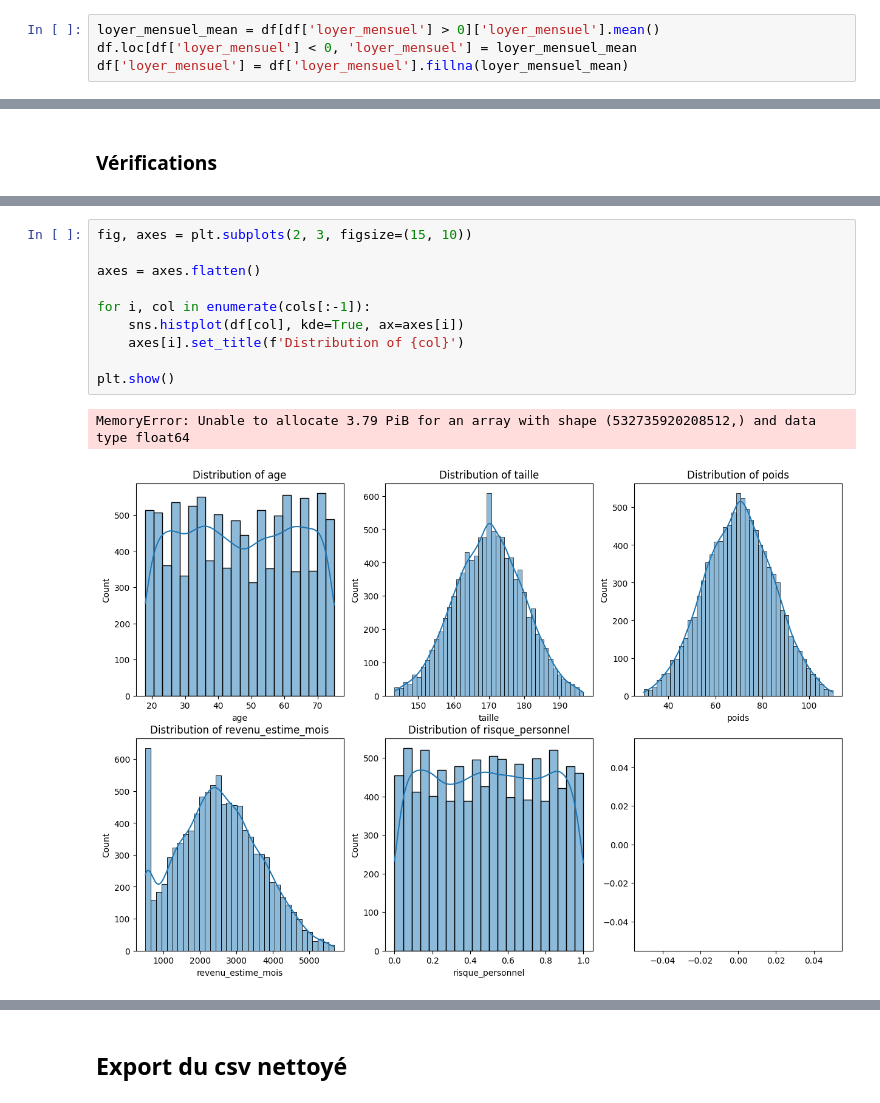
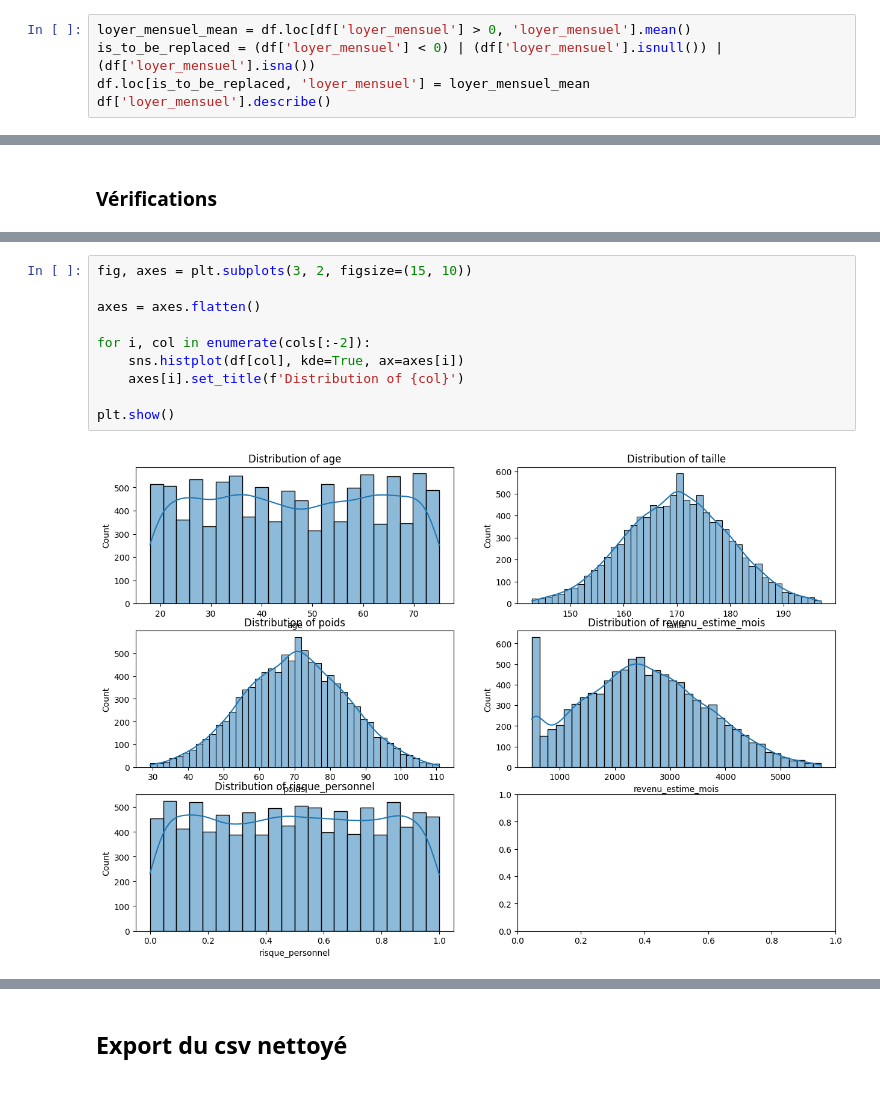
Before and after one commit to mabeyrou/M2B0, a Jupyter notebook: explo.ipynb, the cells around one changed output, grey strips where cells are left out. Drawn from its saved outputs; the diff is of its cells as text.

```diff
--- a/explo.ipynb
+++ b/explo.ipynb
@@ -170,4 +170,5 @@ df.shape
 # %%
-loyer_mensuel_mean = df[df['loyer_mensuel'] > 0]['loyer_mensuel'].mean()
-df.loc[df['loyer_mensuel'] < 0, 'loyer_mensuel'] = loyer_mensuel_mean
-df['loyer_mensuel'] = df['loyer_mensuel'].fillna(loyer_mensuel_mean)
+loyer_mensuel_mean = df.loc[df['loyer_mensuel'] > 0, 'loyer_mensuel'].mean()
+is_to_be_replaced = (df['loyer_mensuel'] < 0) | (df['loyer_mensuel'].isnull()) | (df['loyer_mensuel'].isna())
+df.loc[is_to_be_replaced, 'loyer_mensuel'] = loyer_mensuel_mean
+df['loyer_mensuel'].describe()
@@ -210,13 +238,12 @@ memory usage: 547.0 KB
 # %%
-fig, axes = plt.subplots(2, 3, figsize=(15, 10))
+fig, axes = plt.subplots(3, 2, figsize=(15, 10))
 
 axes = axes.flatten()
 
-for i, col in enumerate(cols[:-1]):
+for i, col in enumerate(cols[:-2]):
     sns.histplot(df[col], kde=True, ax=axes[i])
     axes[i].set_title(f'Distribution of {col}')
 
 plt.show()
 # %% [output]
-MemoryError: Unable to allocate 3.79 PiB for an array with shape (532735920208512,) and data type float64
-[figure, old version]
+[figure, new version]
```
Also changed, not shown: parts of 6 cells of this notebook, 1 other file.
